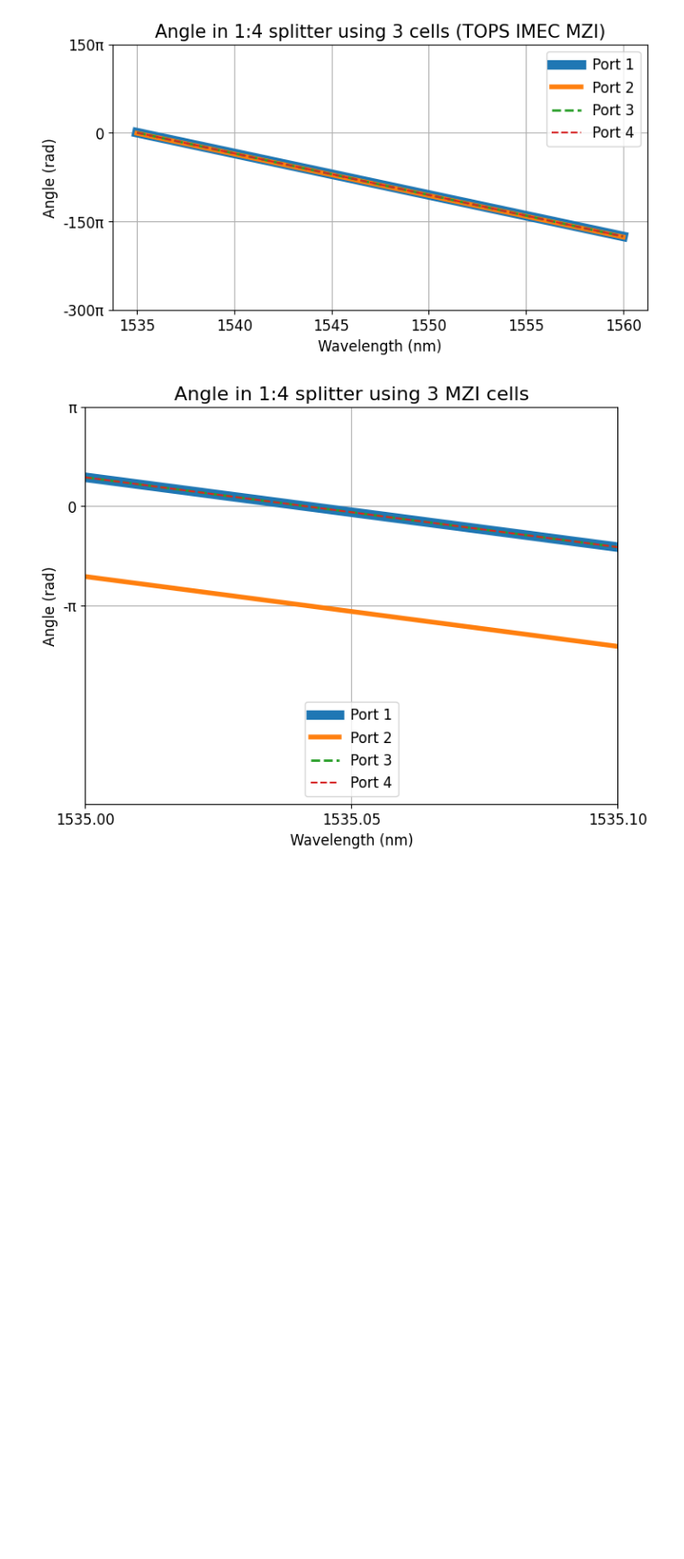
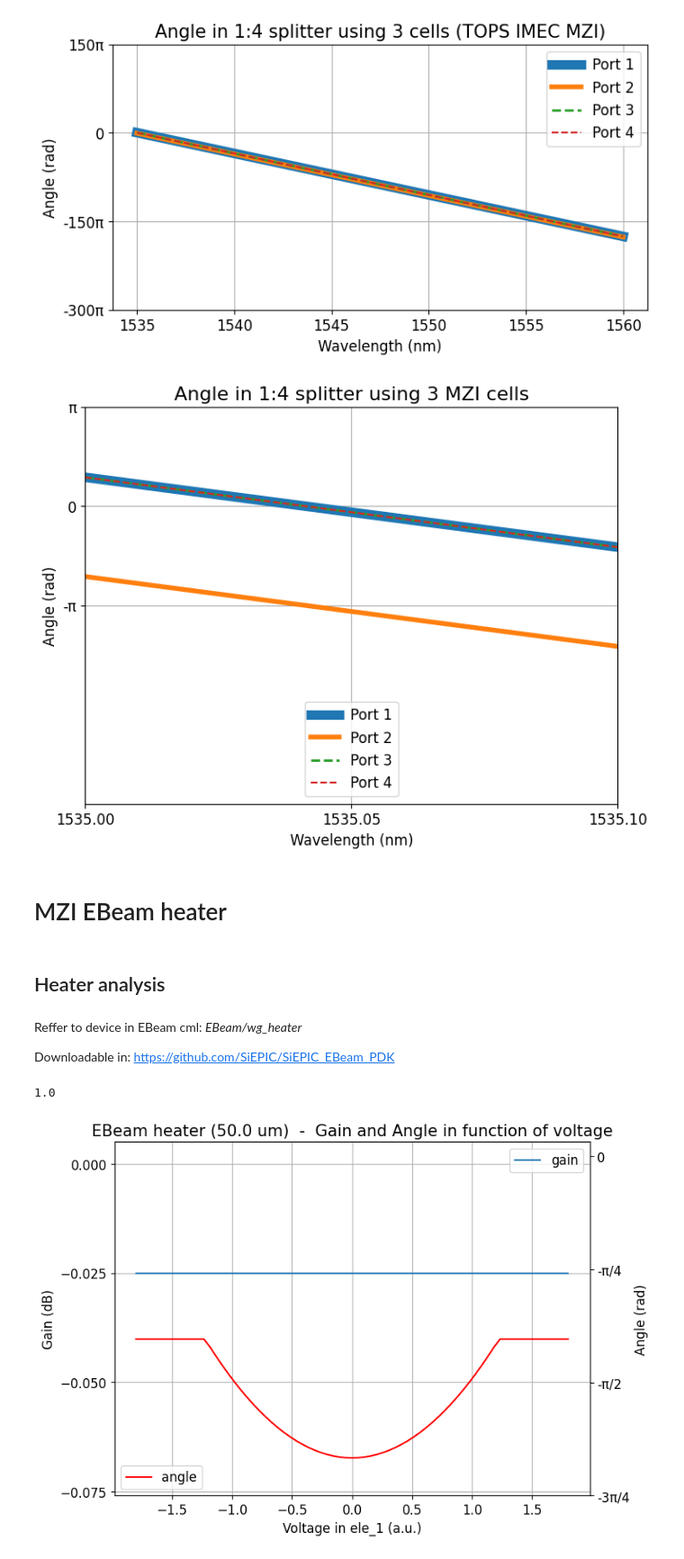
Before and after one commit to CaioRodrigues200/Programmable-Multifunctional-Circuit, a Jupyter notebook: Simulations/INTERCONNECT_Caio.ipynb, the cells around one changed output. Shown at 90% size. Cells and saved outputs as stored; diff of their text form; code cells hidden in the pictures; blank space fills up the shorter version.

Commit message:
EBeam Heater pt1

```diff
--- a/Simulations/INTERCONNECT_Caio.ipynb
+++ b/Simulations/INTERCONNECT_Caio.ipynb
@@ -396,3 +396,81 @@ plt.legend(loc='lower center')
 plt.grid()
 # %% [output]
 [figure]
+# %% [markdown]
+# MZI EBeam heater
+# %% [markdown]
+## Heater analysis
+# %% [markdown]
+Reffer to device in EBeam cml:  *EBeam/wg_heater*
+
+Downloadable in: https://github.com/SiEPIC/SiEPIC_EBeam_PDK
+# %%
+inter.switchtolayout()
+inter.deleteall()
+inter.addelement('wg_heater')
+inter.set('x position',0)
+inter.set('y position',300)
+inter.addelement('Optical Network Analyzer')
+
+inter.connect('ONA_1','output','wg_heater_1','opt_1')
+inter.connect('ONA_1','input 1','wg_heater_1','opt_2')
+
+inter.addelement('DC Source')
+inter.set('x position',-100)
+inter.set('y position',450)
+inter.connect('DC_1','output','wg_heater_1','ele_1')
+
+inter.addelement('Ground Source')
+inter.set('x position',80)
+inter.set('y position',500)
+inter.connect('GND_1','output','wg_heater_1','ele_2')
+# %% [output]
+1.0
+# %%
+inter.switchtolayout()
+
+VoltageArray = np.linspace(-1.8,1.8,71)
+heaterLen = 50e-6
+
+progress = tqdm(total= len(VoltageArray))
+
+Port1Gain = np.zeros(len(VoltageArray))
+Port1Angle = np.zeros(len(VoltageArray))
+
+inter.setnamed('wg_heater_1','wg_length',heaterLen)
+
+for i in range(len(VoltageArray)):
+    inter.switchtolayout()
+    inter.setnamed('DC_1','amplitude',VoltageArray[i])
+    inter.run()
+
+    Port1Gain[i] = inter.getresult('ONA_1','input 1/mode 1/gain')['TE gain (dB)'][0]
+    Port1Angle[i] = inter.getresult('ONA_1','input 1/mode 1/angle')['TE angle (rad)'][0]
+
+    progress.update(1)
+
+fig, ax1 = plt.subplots(figsize=(8,6))
+ax1.plot(VoltageArray,Port1Gain,label='gain')
+ax1.set_xlabel('Voltage in ele_1 (a.u.)',fontsize=12)
+ax1.set_ylabel('Gain (dB)',fontsize=12)
+dy1Array = [-0.075,-0.05,-0.025,0]
+ax1.set_yticks(dy1Array)
+ax1.set_ylim(-0.076,0.005)
+
+ax2 = ax1.twinx()
+ax2.plot(VoltageArray,Port1Angle, label='angle', color='red')
+ax2.set_ylabel('Angle (rad)',fontsize=12)
+dy2Array = {'-3π/4':-3*pi/4, '-π/2':-pi/2, '-π/4':-pi/4, '0':0}
+ax2.set_yticks(list(dy2Array.values()), labels=dy2Array.keys())
+ax2.set_ylim(-3*pi/4,0.1)
+
+ax1.set_title(f'EBeam heater ({np.round(heaterLen*1e6,0)} um)  -  Gain and Angle in function of voltage',fontsize=15)
+ax1.legend()
+ax2.legend(loc='lower left')
+ax1.grid()
+
+datapath = '../Media/EBeam_heater'
+file_count = sum(len(files) for _, _, files in os.walk(datapath))
+plt.savefig(datapath+"/"+"Gain_Angle x voltage (" + str(np.round(heaterLen*1e6,0)) + " um).png", transparent=False, facecolor="white", bbox_inches="tight")
+# %% [output]
+[figure, added]
```
Also changed, not shown: parts of 3 cells of this notebook, 6 other files.
